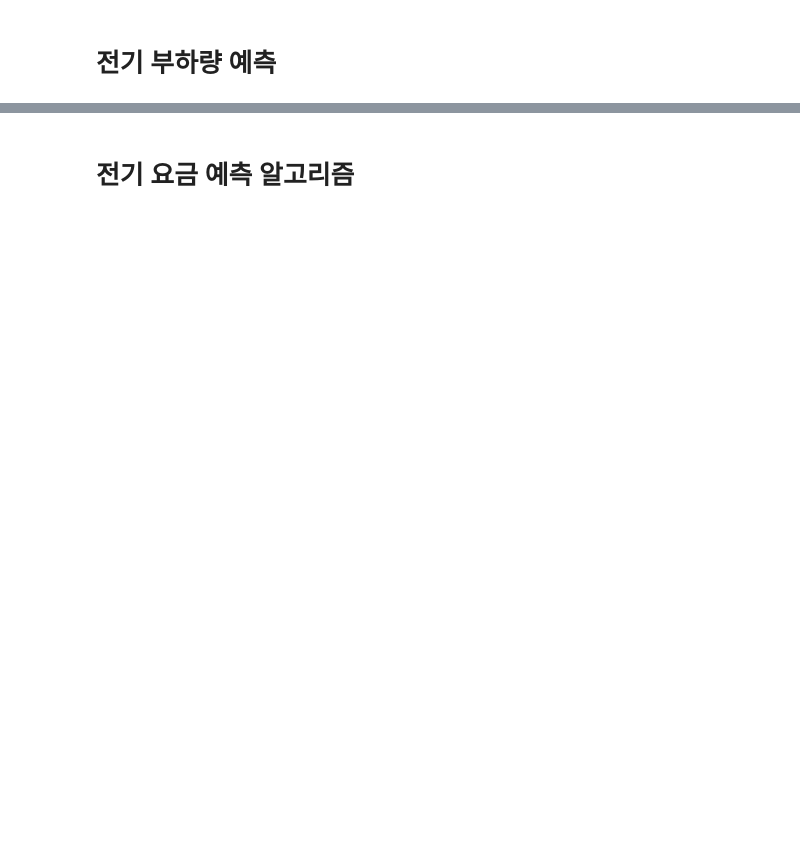
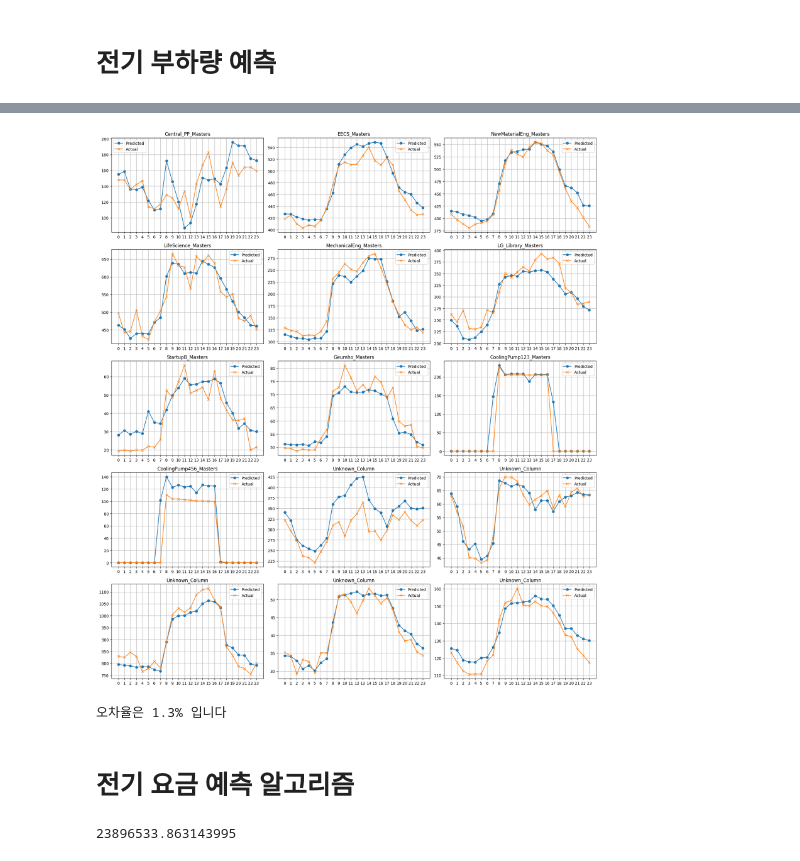
Before and after one commit to y00njaekim/GIST-Campus-EMS, a Jupyter notebook: gist_campus_ems.ipynb, the cells around one changed output, grey strips where cells are left out. Drawn from its saved outputs; the diff is of its cells as text; code cells hidden in the pictures; blank space fills up the shorter version.

```diff
--- a/gist_campus_ems.ipynb
+++ b/gist_campus_ems.ipynb
@@ -199,9 +300,32 @@ same_day_y_test
+# %%
+import matplotlib.pyplot as plt
+
+hours = list(range(24))
+
+fig, axes = plt.subplots(nrows=5, ncols=3, figsize=(18, 20))
+for ax, column in zip(axes.flatten(), res_load.columns):
+    ax.plot(hours, res_load[column], label='Predicted', marker='o')
+    ax.plot(hours, same_day_y_test[column], label='Actual', marker='x')  # Using the dummy data as 'Actual' for demonstration
+    ax.set_title(korean_to_english_load(column))
+    ax.legend()
+    ax.grid(True)
+    ax.set_xticks(hours)
+
+plt.tight_layout()
+plt.show()
+# %% [output]
+[figure, added]
+# %%
+mape_value = round(calculate_mape(res_load, same_day_y_test), 1)
+print(f"오차율은 {mape_value}% 입니다")
+# %% [output]
+오차율은 1.3% 입니다
+# %% [markdown]
+# 전기 요금 예측 알고리즘
 # %%
 import pandas as pd
 res_solar_sum = pd.DataFrame(res_solar.sum(axis=1), columns=['Total Predicted Solar'])
 res_load_sum = pd.DataFrame(res_load.sum(axis=1), columns=['Total Predicted Load'])
-# %% [markdown]
-# 전기 요금 예측 알고리즘
 # %%
 # * 예측 발전량과 부하량을 통해 전기 요금 산출
 
@@ -209,9 +333,12 @@ from algorithm.schedule_algorithm import schedule
 
 algorithm = schedule()
 
-res_solar_sum = res_solar_sum["Total Predicted Solar"].values.tolist()
-res_load_sum = res_load_sum["Total Predicted Load"].values.tolist()
-result = algorithm.schedule_optimizer([res_solar_sum],[res_load_sum])
+res_solar_sum_updated = res_solar_sum["Total Predicted Solar"].values.tolist()
+res_load_sum_updated = res_load_sum["Total Predicted Load"].values.tolist()
+result,data = algorithm.schedule_optimizer([res_solar_sum_updated],[res_load_sum_updated])
+result
+# %% [output]
+23896533.863143995
 # %%
 # * 원으로 변경 및 자리수 맞추기
 
```
Also changed, not shown: parts of 15 cells of this notebook.
